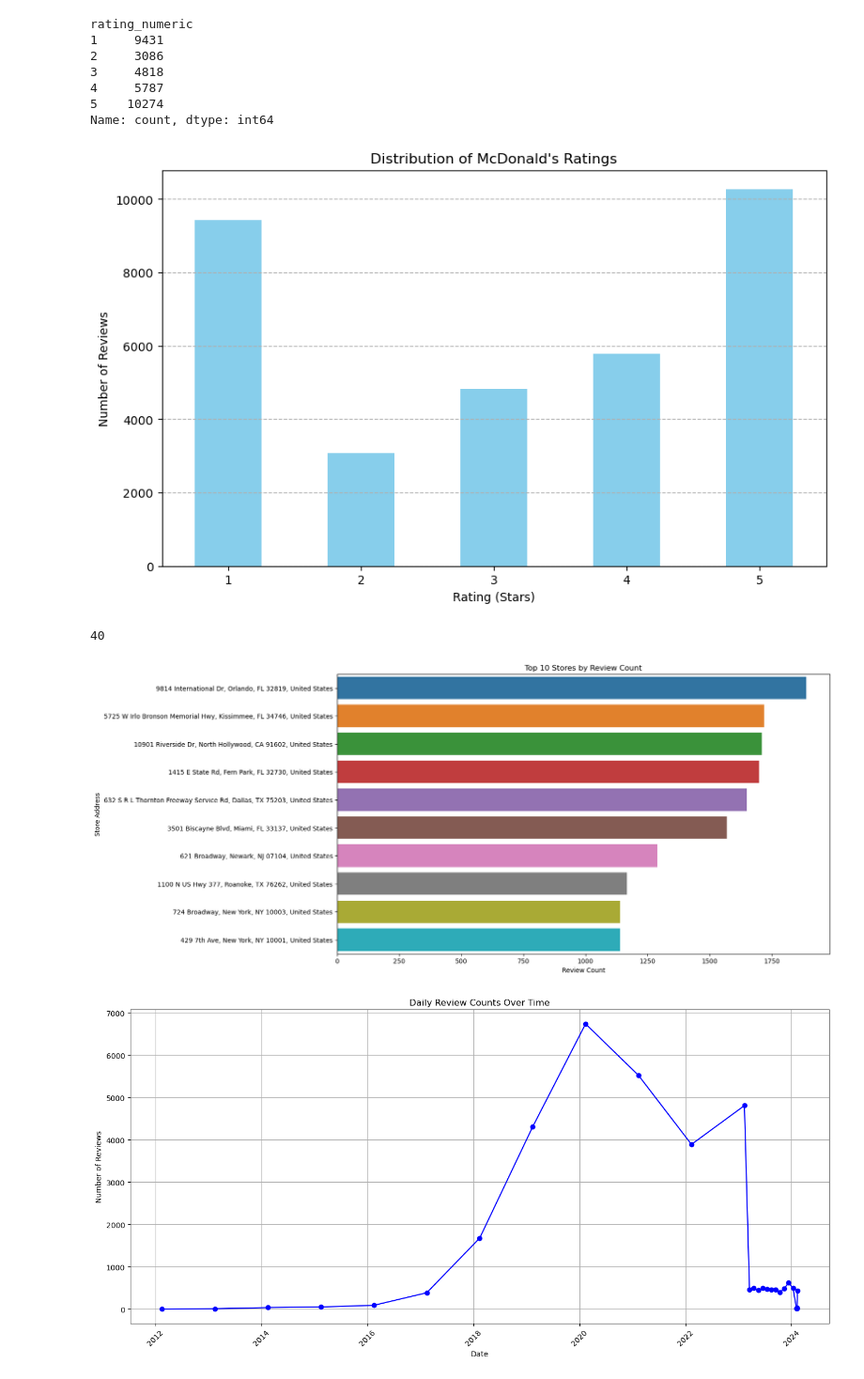
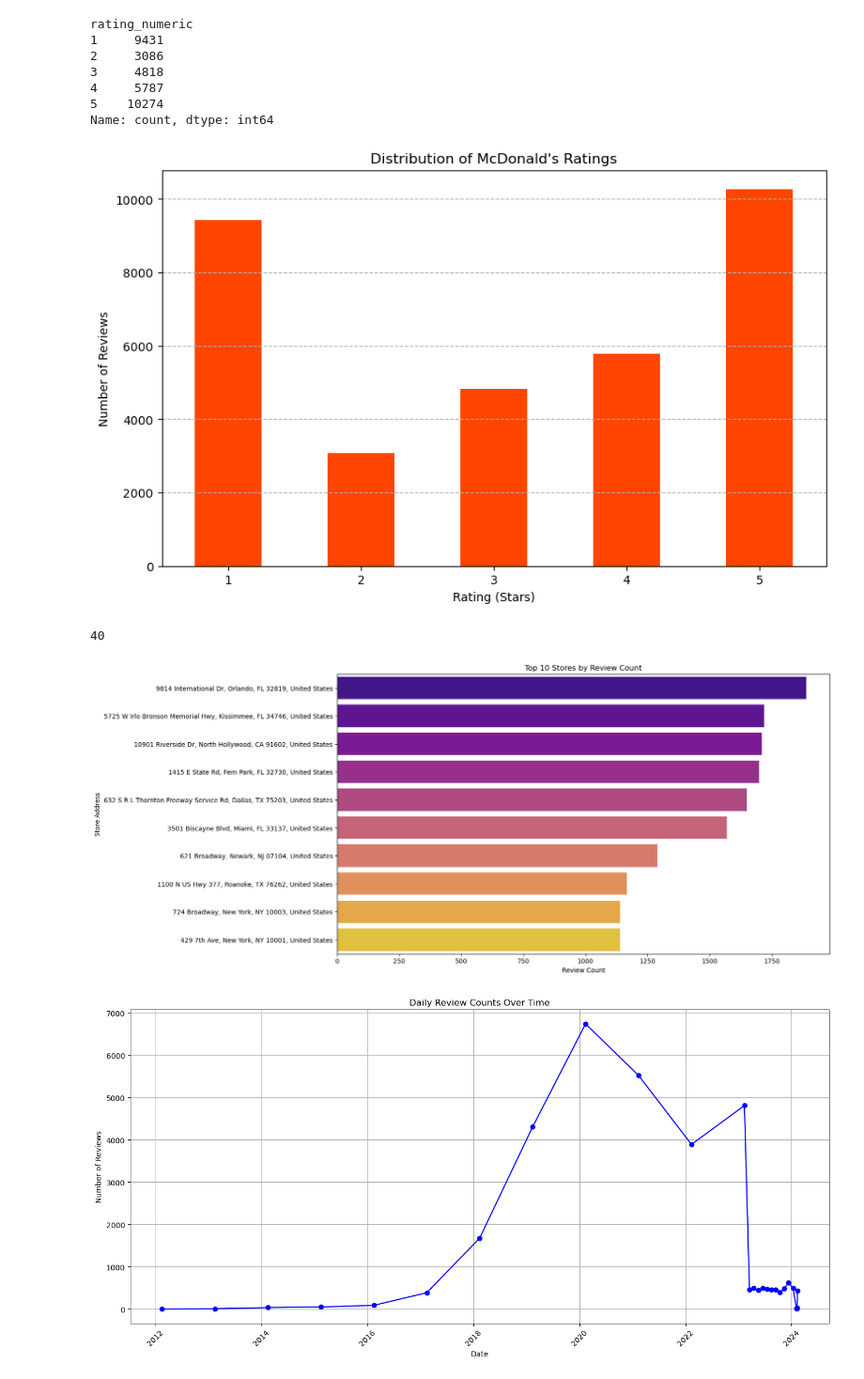
Before and after one commit to TeachFakerPlayingMid/McDonald-s_Store_Reviews_Analytics_INSY669_Final_Project, a Jupyter notebook: EDA+ preprocessing.ipynb, the cells around one changed output. Shown at 94% size. Cells and saved outputs as stored; diff of their text form; code cells hidden in the pictures.

```diff
--- a/EDA+ preprocessing.ipynb
+++ b/EDA+ preprocessing.ipynb
@@ -351,7 +351,7 @@ Name: count, dtype: int64
 import matplotlib.pyplot as plt
 
 # Plotting the distribution of numeric ratings
-data2['rating_numeric'].value_counts().sort_index().plot(kind='bar', color='skyblue', figsize=(10, 6))
+data2['rating_numeric'].value_counts().sort_index().plot(kind='bar', color='orangered', figsize=(10, 6))
 
 plt.title('Distribution of McDonald\'s Ratings')
 plt.xlabel('Rating (Stars)')
@@ -361,7 +361,7 @@ plt.grid(axis='y', linestyle='--')
 
 plt.show()
 # %% [output]
-[figure, old version]
+[figure, new version]
 # %%
 # Total number of distinct stores
 len(data2["store_address"].value_counts())
@@ -370,16 +370,16 @@ len(data2["store_address"].value_counts())
 # %%
 # Review counts per store
 import seaborn as sns
 plt.figure(figsize=(14, 8))
 reviews_per_store = data2['store_address'].value_counts().head(10)  # Top 10 stores by review count
-sns.barplot(x=reviews_per_store.values, y=reviews_per_store.index)
+sns.barplot(x=reviews_per_store.values, y=reviews_per_store.index, palette = "plasma")
 plt.title('Top 10 Stores by Review Count')
 plt.xlabel('Review Count')
 plt.ylabel('Store Address')
 
 plt.show()
 # %% [output]
-[figure, old version]
+[figure, new version]
 # %%
 from datetime import datetime, timedelta
 current_date = datetime.now()
```
Also changed, not shown: parts of 4 cells of this notebook, 2 other files.
